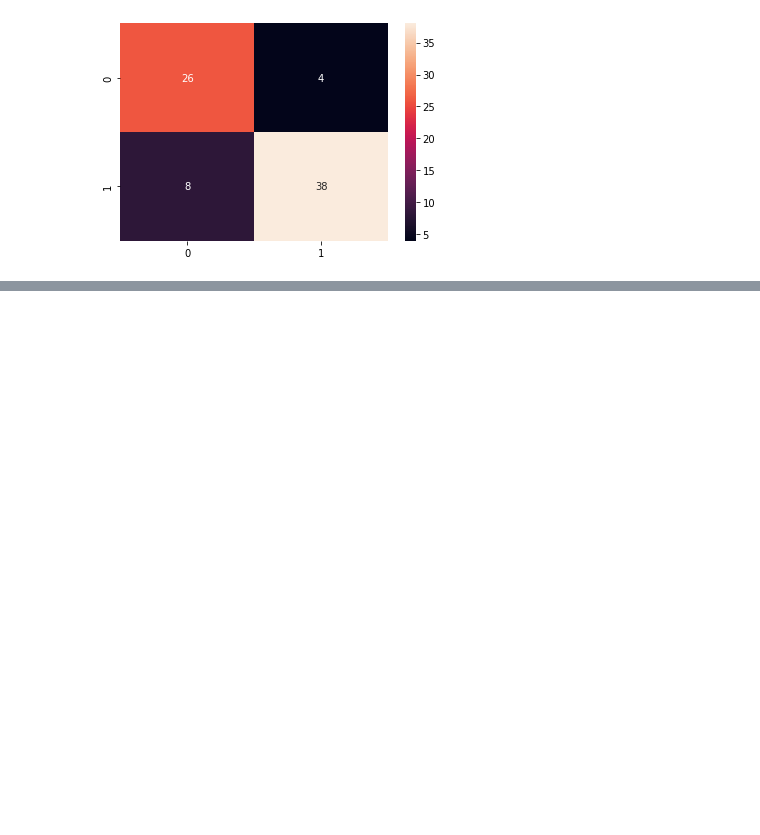
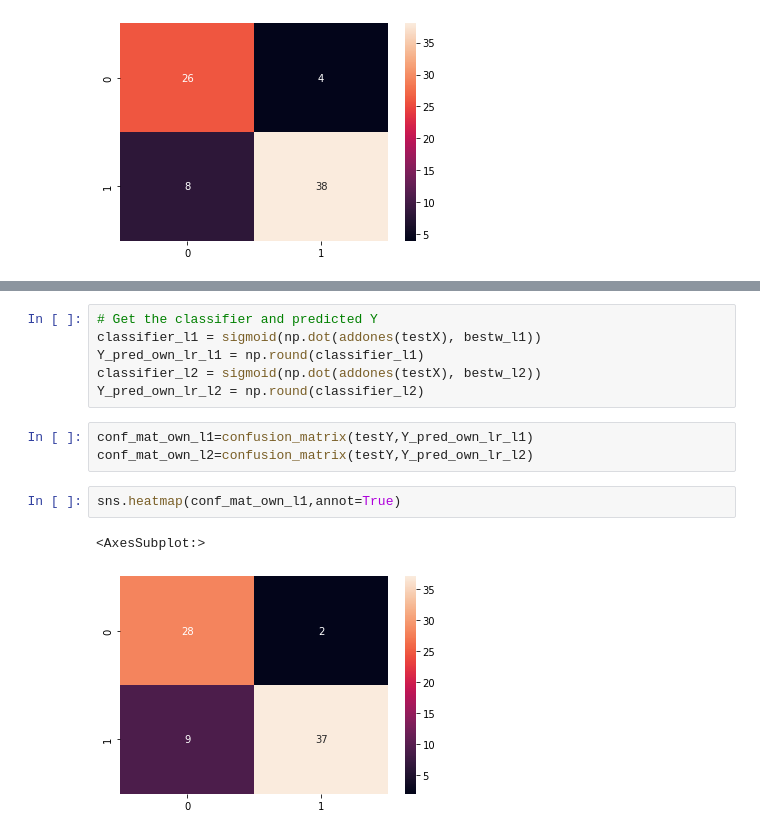
Before and after one commit to adil-ammar/Heart-Disease-Prediction, a Jupyter notebook: src/HDP_Logistic_Regression.ipynb, the cells around one changed output, grey strips where cells are left out. Drawn from its saved outputs; the diff is of its cells as text; blank space fills up the shorter version.

```diff
--- a/src/HDP_Logistic_Regression.ipynb
+++ b/src/HDP_Logistic_Regression.ipynb
@@ -104,0 +208,14 @@ weighted avg       0.85      0.84      0.84        76
+# %%
+# Get the classifier and predicted Y
+classifier_l1 = sigmoid(np.dot(addones(testX), bestw_l1))
+Y_pred_own_lr_l1 = np.round(classifier_l1)
+classifier_l2 = sigmoid(np.dot(addones(testX), bestw_l2))
+Y_pred_own_lr_l2 = np.round(classifier_l2)
+# %%
+conf_mat_own_l1=confusion_matrix(testY,Y_pred_own_lr_l1)
+conf_mat_own_l2=confusion_matrix(testY,Y_pred_own_lr_l2)
+# %%
+sns.heatmap(conf_mat_own_l1,annot=True)
+# %% [output]
+<AxesSubplot:>
+[figure, added]
```
Also changed, not shown: parts of 11 cells of this notebook.
